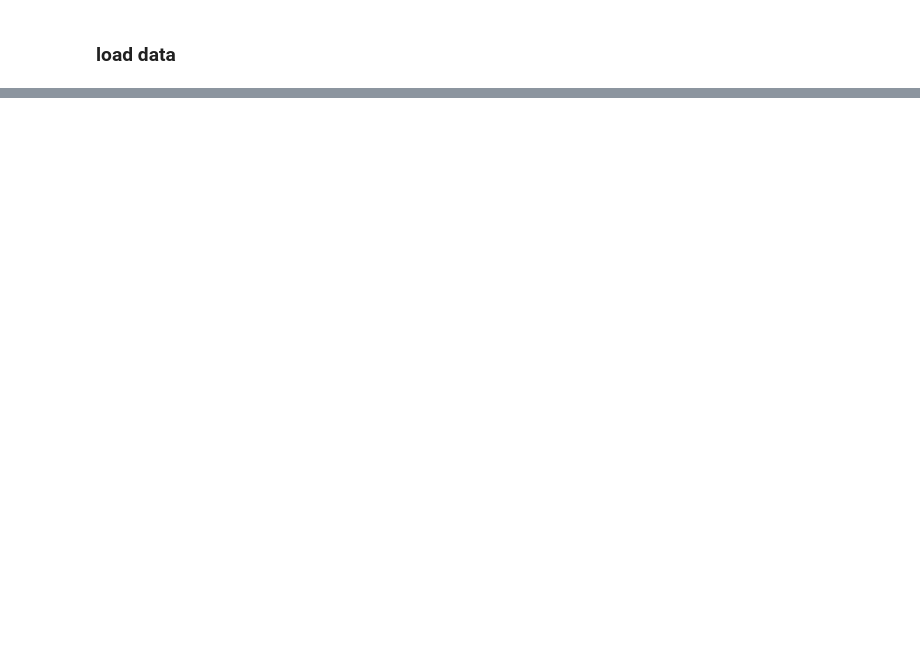
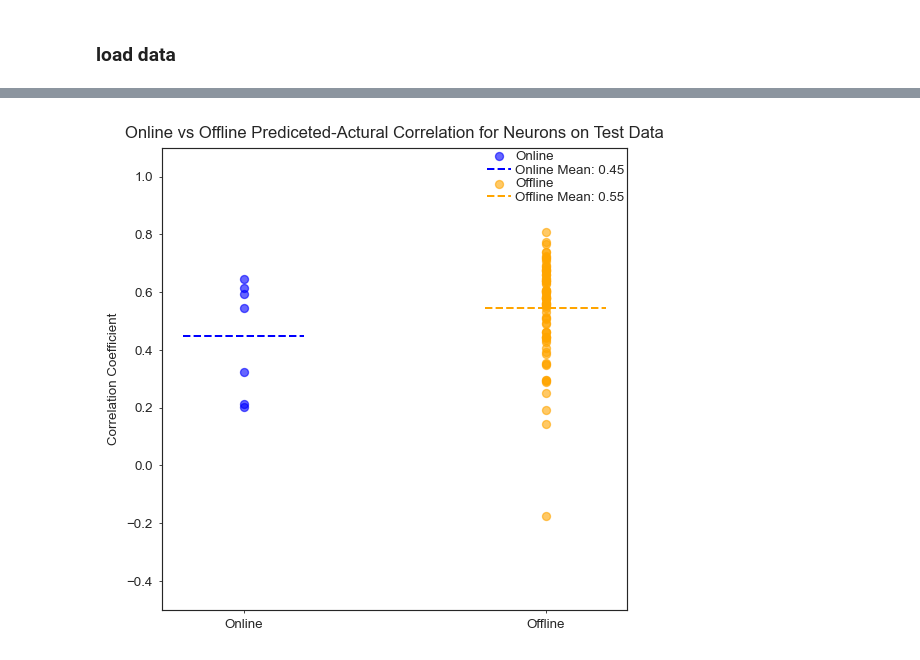
Before and after one commit to SamuelSuhai/model_in_the_loop, a Jupyter notebook: thesis/code/analysis_closed_loop_experiments/model_performace_on_online_data.ipynb, the cells around one changed output, grey strips where cells are left out. Saved outputs shown, nothing was run; the diff lists cells and outputs as text; code cells hidden in the pictures; blank space fills up the shorter version.

```diff
--- a/thesis/code/analysis_closed_loop_experiments/model_performace_on_online_data.ipynb
+++ b/thesis/code/analysis_closed_loop_experiments/model_performace_on_online_data.ipynb
@@ -106,0 +117,7 @@ Correlation between actual and predicted: 0.3240
+# %%
+ax, fig = plot_scatter_correlation(online_neuron_correl_dict = test_corrs,
+                         offline_neuron_correl_dict = test_corrs_or,
+                         title = "Online vs Offline Prediceted-Actural Correlation for Neurons on Test Data")
+fig.savefig(os.path.join(FIGURE_FOLDER, 'online_offline_testet_crrel_scatterplot.pdf'), bbox_inches='tight', dpi=600)
+# %% [output]
+[figure, added]
```
Also changed, not shown: parts of 15 cells of this notebook, 9 other files.
